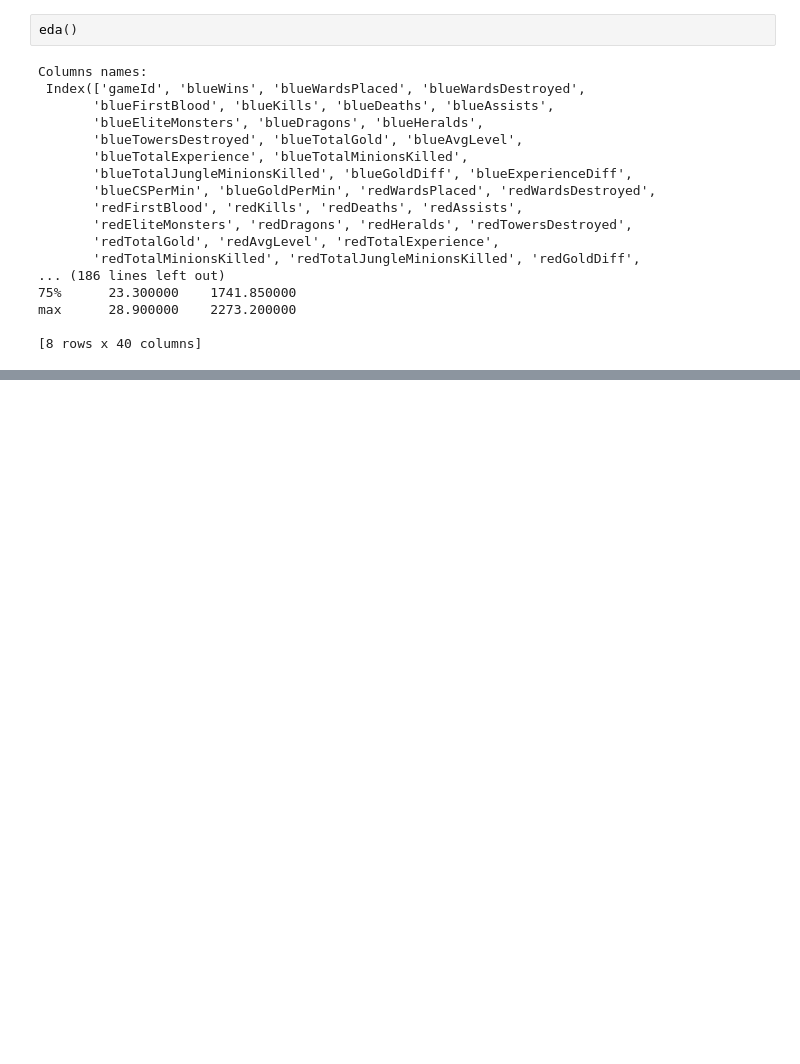
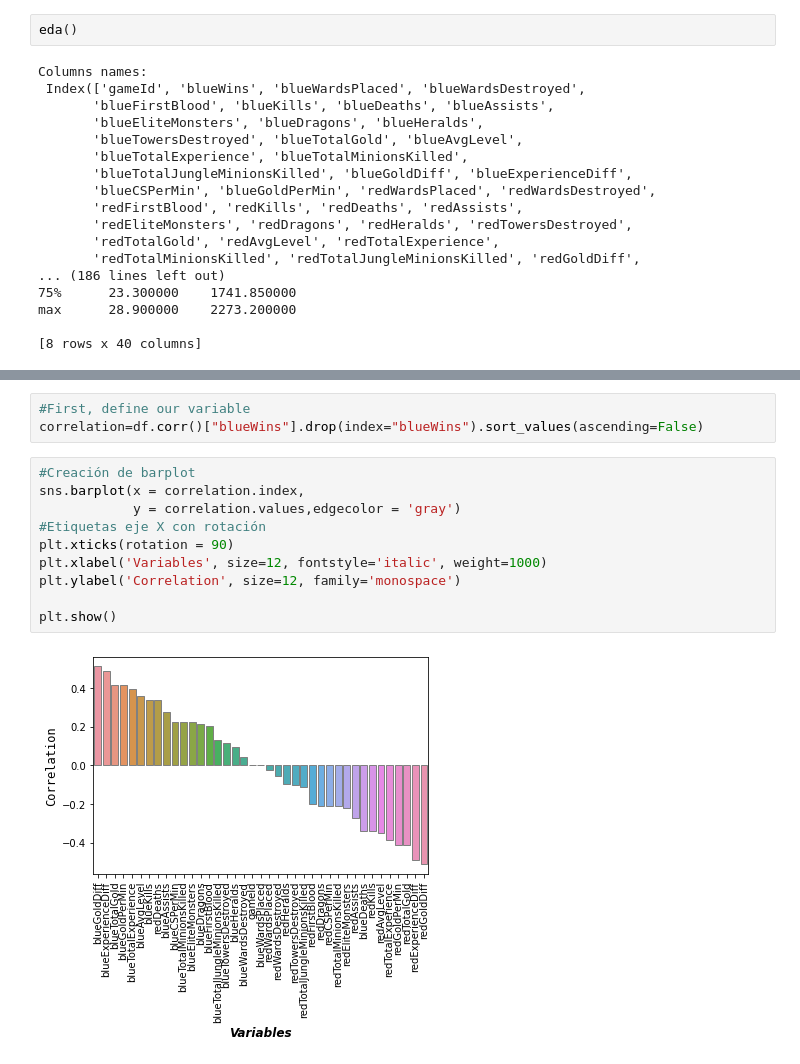
Before and after one commit to Fernecoder/Ranked-games-win-prediction, a Jupyter notebook: Ranked_game_win_prediction.ipynb, the cells around one changed output, grey strips where cells are left out. Drawn from its saved outputs; the diff is of its cells as text; blank space fills up the shorter version.

Commit message:
Se sube update del proyecto, se comenzó con los análisis de las variables

```diff
--- a/Ranked_game_win_prediction.ipynb
+++ b/Ranked_game_win_prediction.ipynb
@@ -63,0 +80,15 @@ Text(-0.9, 1.08, 'Muestra la distribución de las clase')
+# %%
+#First, define our variable
+correlation=df.corr()["blueWins"].drop(index="blueWins").sort_values(ascending=False)
+# %%
+#Creación de barplot
+sns.barplot(x = correlation.index,
+            y = correlation.values,edgecolor = 'gray')
+#Etiquetas eje X con rotación
+plt.xticks(rotation = 90)
+plt.xlabel('Variables', size=12, fontstyle='italic', weight=1000)
+plt.ylabel('Correlation', size=12, family='monospace')
+
+plt.show()
+# %% [output]
+[figure, added]
```
Also changed, not shown: parts of 6 cells of this notebook.
